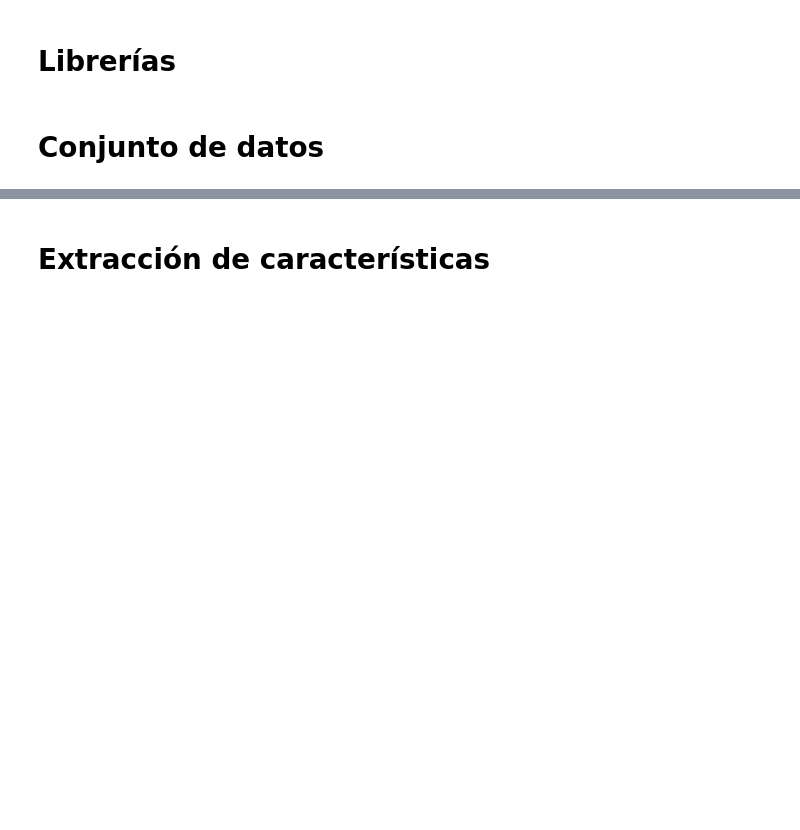
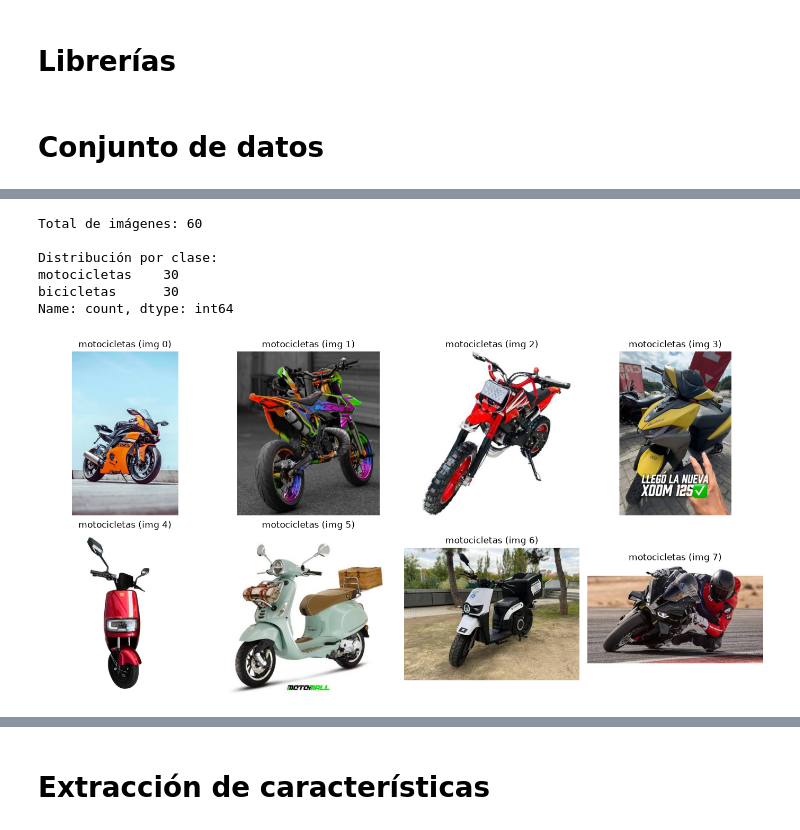
Before and after one commit to tdavidvergara/lab1-vision-computacional-deep-learning, a Jupyter notebook: Clase_2_B_2026_EAI.ipynb, the cells around one changed output, grey strips where cells are left out. Saved outputs shown, nothing was run; the diff lists cells and outputs as text; code cells hidden in the pictures; blank space fills up the shorter version.

```diff
--- a/Clase_2_B_2026_EAI.ipynb
+++ b/Clase_2_B_2026_EAI.ipynb
@@ -58,0 +22,76 @@ Total imágenes: 7
+# %%
+from pathlib import Path
+import cv2
+import numpy as np
+import matplotlib.pyplot as plt
+import pandas as pd
+
+DATASET_DIR = Path("dataset")
+
+clases = ["motocicletas", "bicicletas"] #Guardamos las imagenes en una carpeta y las descargamos
+                                        #Esto para en caso de que los URLs expiren y afecten el modelo y el laboratorio
+
+images_rgb = []
+labels = []
+rutas_imagenes = []
+
+for clase in clases:
+    carpeta = DATASET_DIR / clase
+
+    if not carpeta.exists():
+        raise FileNotFoundError(
+            f"No se encontró la carpeta: {carpeta}"
+        )
+
+    for ruta in sorted(carpeta.iterdir()):
+
+        if ruta.suffix.lower() not in {
+            ".jpg", ".jpeg", ".png", ".bmp", ".webp"
+        }:
+            continue
+
+        img_bgr = cv2.imread(str(ruta))
+
+        if img_bgr is None:
+            print("Imagen no válida:", ruta)
+            continue
+
+        img_rgb = cv2.cvtColor(
+            img_bgr,
+            cv2.COLOR_BGR2RGB
+        )
+
+        images_rgb.append(img_rgb)
+        labels.append(clase)
+        rutas_imagenes.append(str(ruta))
+
+images_rgb = list(images_rgb)
+labels = np.array(labels)
+
+print("Total de imágenes:", len(images_rgb))
+print("\nDistribución por clase:")
+print(pd.Series(labels).value_counts())
+# %% [output]
+Total de imágenes: 60
+
+Distribución por clase:
+motocicletas    30
+bicicletas      30
+Name: count, dtype: int64
+# %%
+# Mostramos 8 imágenes de motocicletas del dataset
+idx_motos = [i for i, lab in enumerate(labels) if lab == "motocicletas"]
+n = min(8, len(idx_motos))
+
+plt.figure(figsize=(14, 7))
+
+for k, i in enumerate(idx_motos[:n]):
+    plt.subplot(2, 4, k + 1)
+    plt.imshow(images_rgb[i])
+    plt.title(f"{labels[i]} (img {i})")
+    plt.axis("off")
+
+plt.tight_layout()
+plt.show()
+# %% [output]
+[figure, added]
```
Also changed, not shown: parts of 8 cells of this notebook, 31 other files.
